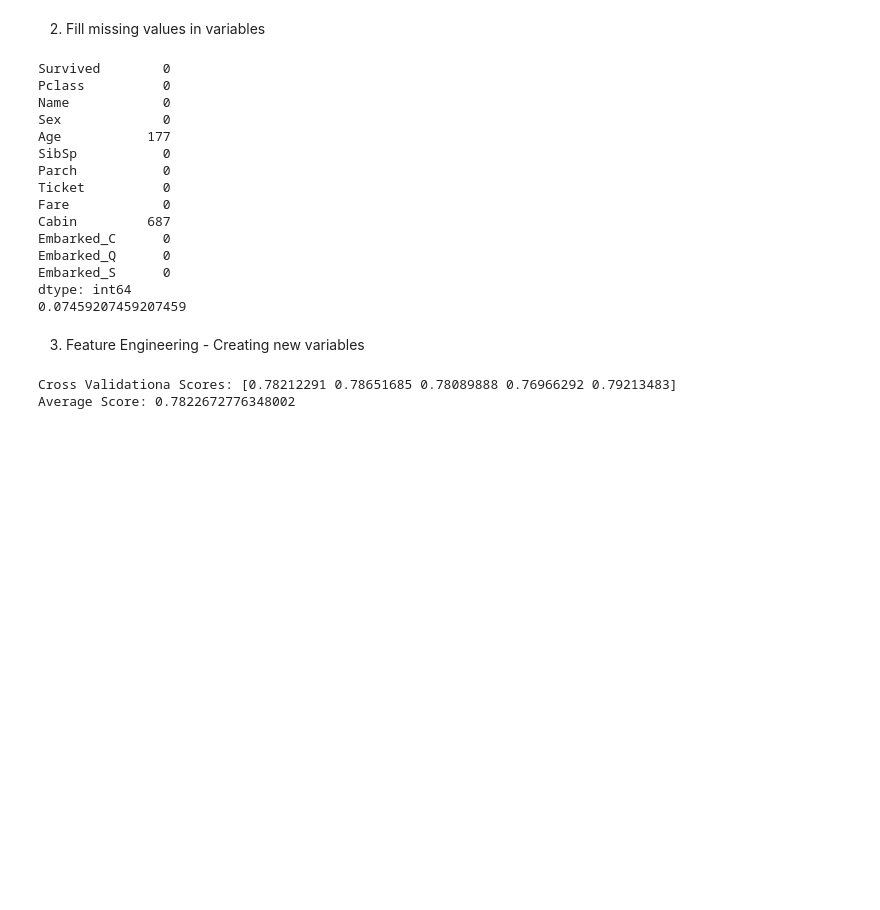
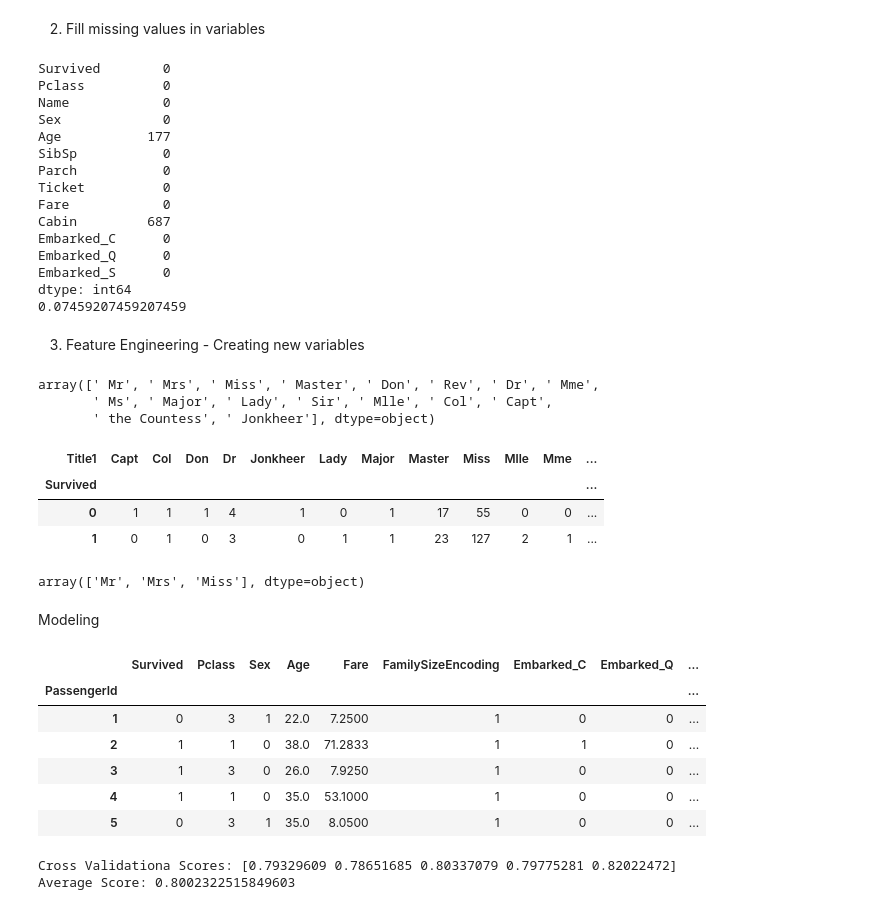
Before and after one commit to wj9304081/titanic-analysis, a Jupyter notebook: 專題實作＃01：鐵達尼號存活預測.ipynb, the cells around one changed output. Drawn from its saved outputs; the diff is of its cells as text; code cells hidden in the pictures; blank space fills up the shorter version.

```diff
--- a/專題實作＃01：鐵達尼號存活預測.ipynb
+++ b/專題實作＃01：鐵達尼號存活預測.ipynb
@@ -141,21 +140,72 @@ titanic_data_t.drop(columns =['Name','SibSp','Parch','Ticket','Cabin'],inplace=T
+# %%
+# Extract titles from passenger names
+titanic_data['Title'] = titanic_data['Name'].str.split(',',expand=True)[1]
+titanic_data['Title1'] = titanic_data['Title'].str.split('.',expand=True)[0]
+titanic_data['Title1'].unique()
+# %% [output]
+array([' Mr', ' Mrs', ' Miss', ' Master', ' Don', ' Rev', ' Dr', ' Mme',
+       ' Ms', ' Major', ' Lady', ' Sir', ' Mlle', ' Col', ' Capt',
+       ' the Countess', ' Jonkheer'], dtype=object)
+# %%
+pd.crosstab(titanic_data['Title1'],titanic_data['Survived']).T.style.background_gradient(cmap='summer_r')
+# %% [output]
+| Title1 | Capt | Col | Don | Dr | Jonkheer | Lady | Major | Master | Miss | Mlle | Mme | ... |
+| Survived |  |  |  |  |  |  |  |  |  |  |  | ... |
+| 0 | 1 | 1 | 1 | 4 | 1 | 0 | 1 | 17 | 55 | 0 | 0 | ... |
+| 1 | 0 | 1 | 0 | 3 | 0 | 1 | 1 | 23 | 127 | 2 | 1 | ... |
+# %%
+titanic_data['Title2'] = titanic_data['Title1'].replace([' Mr', ' Mrs', ' Miss', ' Master', ' Don', ' Rev', ' Dr', ' Mme',' Ms',
+                                                         ' Major', ' Lady', ' Sir', ' Mlle', ' Col', ' Capt',' the Countess', ' Jonkheer'],
+                                                        ['Mr', 'Mrs', 'Miss', 'Mr', 'Mr', 'Mr', 'Mr', 'Mrs','Miss',
+                                                         'Mr', 'Mrs', 'Mr', 'Miss', 'Mr', 'Mr','Mrs', 'Mr'])
+titanic_data['Title2'].unique()
+# %% [output]
+array(['Mr', 'Mrs', 'Miss'], dtype=object)
+# %%
+titanic_data['Title2'] = titanic_data['Title2'].astype('category').cat.codes
+# %%
+#Create family size and category for family size
+titanic_data['FamilySize'] = titanic_data['SibSp'] + titanic_data['Parch']+1
+# %%
+def FamilySizeTranform(s):
+  if s >= 1 and s <= 3:
+    return 1
+  if s >= 4 and s <= 6:
+    return 2
+  return 3
+
+titanic_data['FamilySizeEncoding'] = titanic_data[ 'FamilySize' ].map(FamilySizeTranform)
+
+titanic_data.head()
+# %% [markdown]
+Modeling
+# %%
+df_train = titanic_data[['Survived','Pclass','Sex','Age','Fare','FamilySizeEncoding','Embarked_C','Embarked_Q','Embarked_S']]
+columns_X = set(df_train.columns) - {'Survived'}
+columns_y = ['Survived']
+
+train_X = df_train[columns_X]
+train_y = df_train[columns_y]
+
+df_train.head()
+# %% [output]
+|  | Survived | Pclass | Sex | Age | Fare | FamilySizeEncoding | Embarked_C | Embarked_Q | ... |
+| PassengerId |  |  |  |  |  |  |  |  | ... |
+| 1 | 0 | 3 | 1 | 22.0 | 7.2500 | 1 | 0 | 0 | ... |
+| 2 | 1 | 1 | 0 | 38.0 | 71.2833 | 1 | 1 | 0 | ... |
+| 3 | 1 | 3 | 0 | 26.0 | 7.9250 | 1 | 0 | 0 | ... |
+| 4 | 1 | 1 | 0 | 35.0 | 53.1000 | 1 | 0 | 0 | ... |
+| 5 | 0 | 3 | 1 | 35.0 | 8.0500 | 1 | 0 | 0 | ... |
 # %%
-df_train = titanic_data_t
-columns_X = set(df_train.columns) - {'Survived'}
-columns_y = ['Survived']
-
-
-train_X = df_train[columns_X]
-train_y = df_train[columns_y]
-
+# Model1 - Logistic Regression
 
 from sklearn.linear_model import LogisticRegression
 from sklearn.model_selection import cross_val_score
 
-
-log = LogisticRegression(random_state=0, max_iter=3000)
-scores = cross_val_score(log, train_X, train_y.values.ravel(),cv=5,scoring='accuracy')
+model1 = LogisticRegression(random_state=0, max_iter=3000)
+scores = cross_val_score(model1, train_X, train_y.values.ravel(),cv=5,scoring='accuracy')
 print("Cross Validationa Scores:",scores)
 print("Average Score:", scores.mean())
 # %% [output]
-Cross Validationa Scores: [0.78212291 0.78651685 0.78089888 0.76966292 0.79213483]
-Average Score: 0.7822672776348002
+Cross Validationa Scores: [0.79329609 0.78651685 0.80337079 0.79775281 0.82022472]
+Average Score: 0.8002322515849603
```
Also changed, not shown: parts of 14 cells of this notebook.
